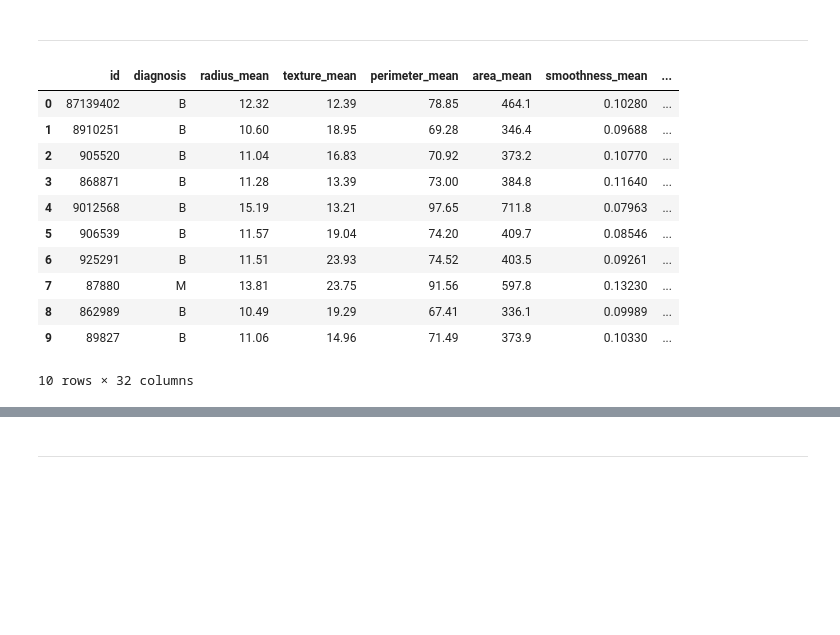
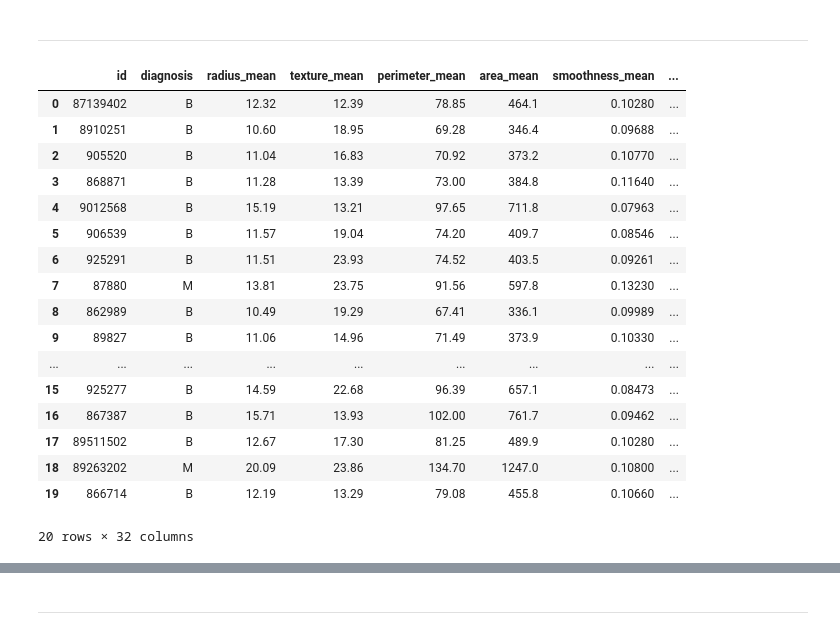
Before and after one commit to JTohall/PFDA_Project, a Jupyter notebook: Project.ipynb, the cells around one changed output, grey strips where cells are left out. Saved outputs shown, nothing was run; the diff lists cells and outputs as text; code cells hidden in the pictures; blank space fills up the shorter version.

```diff
--- a/Project.ipynb
+++ b/Project.ipynb
@@ -277,22 +404,29 @@ Index(['id', 'diagnosis', 'radius_mean', 'texture_mean', 'perimeter_mean',
 # %% [markdown]
 ---
 # %%
-# Head will print out the top 5 row as default, however I specified 10 rows
+# Head will print out the top 5 row as default, however I specified 20 rows. This gives a nice example of how the
+# dataset is formatted and how the information is displayed.
 
-db.head(10)
+db.head(20)
 # %% [output]
 |  | id | diagnosis | radius_mean | texture_mean | perimeter_mean | area_mean | smoothness_mean | ... |
 | 0 | 87139402 | B | 12.32 | 12.39 | 78.85 | 464.1 | 0.10280 | ... |
 | 1 | 8910251 | B | 10.60 | 18.95 | 69.28 | 346.4 | 0.09688 | ... |
 | 2 | 905520 | B | 11.04 | 16.83 | 70.92 | 373.2 | 0.10770 | ... |
 | 3 | 868871 | B | 11.28 | 13.39 | 73.00 | 384.8 | 0.11640 | ... |
 | 4 | 9012568 | B | 15.19 | 13.21 | 97.65 | 711.8 | 0.07963 | ... |
 | 5 | 906539 | B | 11.57 | 19.04 | 74.20 | 409.7 | 0.08546 | ... |
 | 6 | 925291 | B | 11.51 | 23.93 | 74.52 | 403.5 | 0.09261 | ... |
 | 7 | 87880 | M | 13.81 | 23.75 | 91.56 | 597.8 | 0.13230 | ... |
 | 8 | 862989 | B | 10.49 | 19.29 | 67.41 | 336.1 | 0.09989 | ... |
 | 9 | 89827 | B | 11.06 | 14.96 | 71.49 | 373.9 | 0.10330 | ... |
+| ... | ... | ... | ... | ... | ... | ... | ... | ... |
+| 15 | 925277 | B | 14.59 | 22.68 | 96.39 | 657.1 | 0.08473 | ... |
+| 16 | 867387 | B | 15.71 | 13.93 | 102.00 | 761.7 | 0.09462 | ... |
+| 17 | 89511502 | B | 12.67 | 17.30 | 81.25 | 489.9 | 0.10280 | ... |
+| 18 | 89263202 | M | 20.09 | 23.86 | 134.70 | 1247.0 | 0.10800 | ... |
+| 19 | 866714 | B | 12.19 | 13.29 | 79.08 | 455.8 | 0.10660 | ... |
-10 rows × 32 columns
+20 rows × 32 columns
 # %%
 # Describe will output some basic statistical details of the dataset
 
```
Also changed, not shown: parts of 19 cells of this notebook.
